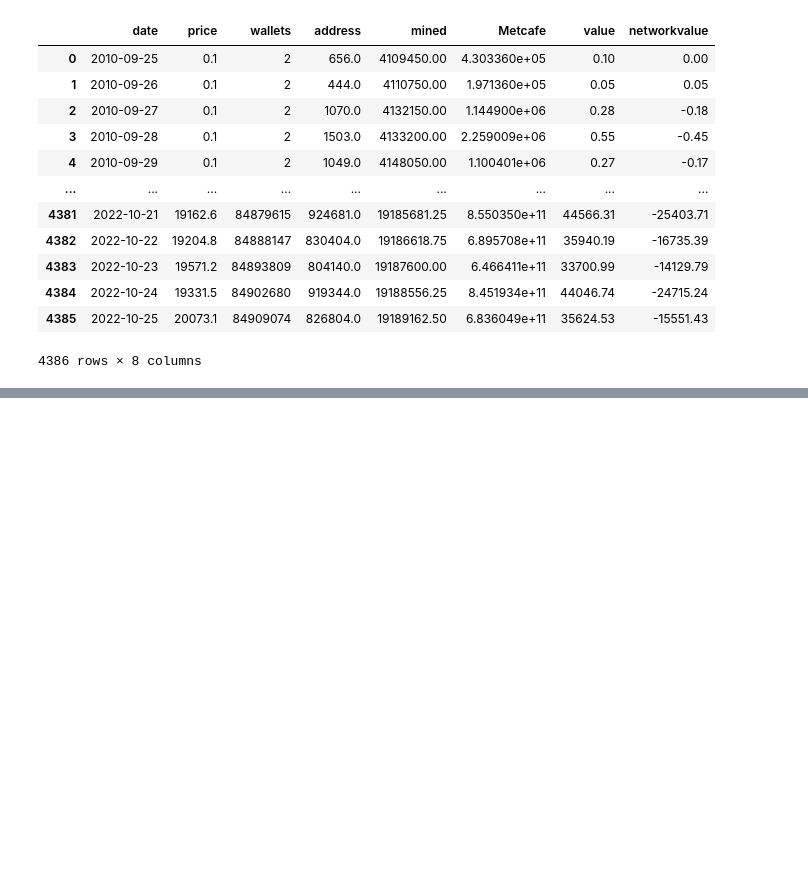
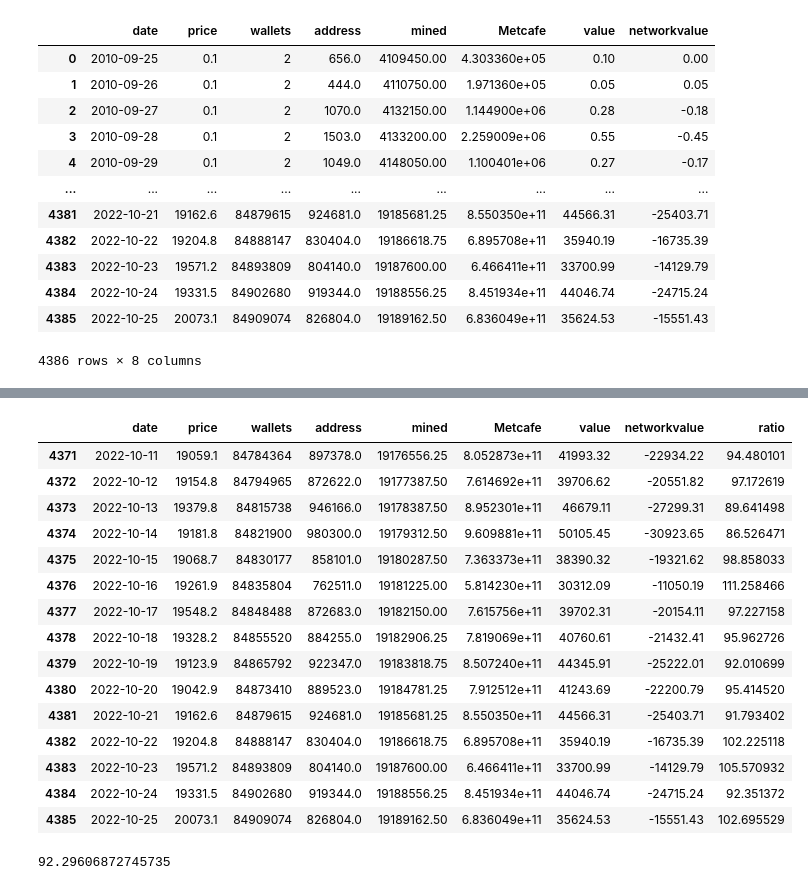
Before and after one commit to guevarch/projectchris, a Jupyter notebook: Final/BTC Wallets active addressess.ipynb, the cells around one changed output, grey strips where cells are left out. Saved outputs shown, nothing was run; the diff lists cells and outputs as text; code cells hidden in the pictures; blank space fills up the shorter version.

```diff
--- a/Final/BTC Wallets active addressess.ipynb
+++ b/Final/BTC Wallets active addressess.ipynb
@@ -121,0 +138,23 @@ plt.show();
+# %%
+df.tail(15)
+# %% [output]
+|  | date | price | wallets | address | mined | Metcafe | value | networkvalue | ratio |
+| 4371 | 2022-10-11 | 19059.1 | 84784364 | 897378.0 | 19176556.25 | 8.052873e+11 | 41993.32 | -22934.22 | 94.480101 |
+| 4372 | 2022-10-12 | 19154.8 | 84794965 | 872622.0 | 19177387.50 | 7.614692e+11 | 39706.62 | -20551.82 | 97.172619 |
+| 4373 | 2022-10-13 | 19379.8 | 84815738 | 946166.0 | 19178387.50 | 8.952301e+11 | 46679.11 | -27299.31 | 89.641498 |
+| 4374 | 2022-10-14 | 19181.8 | 84821900 | 980300.0 | 19179312.50 | 9.609881e+11 | 50105.45 | -30923.65 | 86.526471 |
+| 4375 | 2022-10-15 | 19068.7 | 84830177 | 858101.0 | 19180287.50 | 7.363373e+11 | 38390.32 | -19321.62 | 98.858033 |
+| 4376 | 2022-10-16 | 19261.9 | 84835804 | 762511.0 | 19181225.00 | 5.814230e+11 | 30312.09 | -11050.19 | 111.258466 |
+| 4377 | 2022-10-17 | 19548.2 | 84848488 | 872683.0 | 19182150.00 | 7.615756e+11 | 39702.31 | -20154.11 | 97.227158 |
+| 4378 | 2022-10-18 | 19328.2 | 84855520 | 884255.0 | 19182906.25 | 7.819069e+11 | 40760.61 | -21432.41 | 95.962726 |
+| 4379 | 2022-10-19 | 19123.9 | 84865792 | 922347.0 | 19183818.75 | 8.507240e+11 | 44345.91 | -25222.01 | 92.010699 |
+| 4380 | 2022-10-20 | 19042.9 | 84873410 | 889523.0 | 19184781.25 | 7.912512e+11 | 41243.69 | -22200.79 | 95.414520 |
+| 4381 | 2022-10-21 | 19162.6 | 84879615 | 924681.0 | 19185681.25 | 8.550350e+11 | 44566.31 | -25403.71 | 91.793402 |
+| 4382 | 2022-10-22 | 19204.8 | 84888147 | 830404.0 | 19186618.75 | 6.895708e+11 | 35940.19 | -16735.39 | 102.225118 |
+| 4383 | 2022-10-23 | 19571.2 | 84893809 | 804140.0 | 19187600.00 | 6.466411e+11 | 33700.99 | -14129.79 | 105.570932 |
+| 4384 | 2022-10-24 | 19331.5 | 84902680 | 919344.0 | 19188556.25 | 8.451934e+11 | 44046.74 | -24715.24 | 92.351372 |
+| 4385 | 2022-10-25 | 20073.1 | 84909074 | 826804.0 | 19189162.50 | 6.836049e+11 | 35624.53 | -15551.43 | 102.695529 |
+# %%
+df.loc[df['ratio'] >= 80, 'ratio'].mean()
+# %% [output]
+92.29606872745735
```
Also changed, not shown: parts of 7 cells of this notebook, 8 other files.
